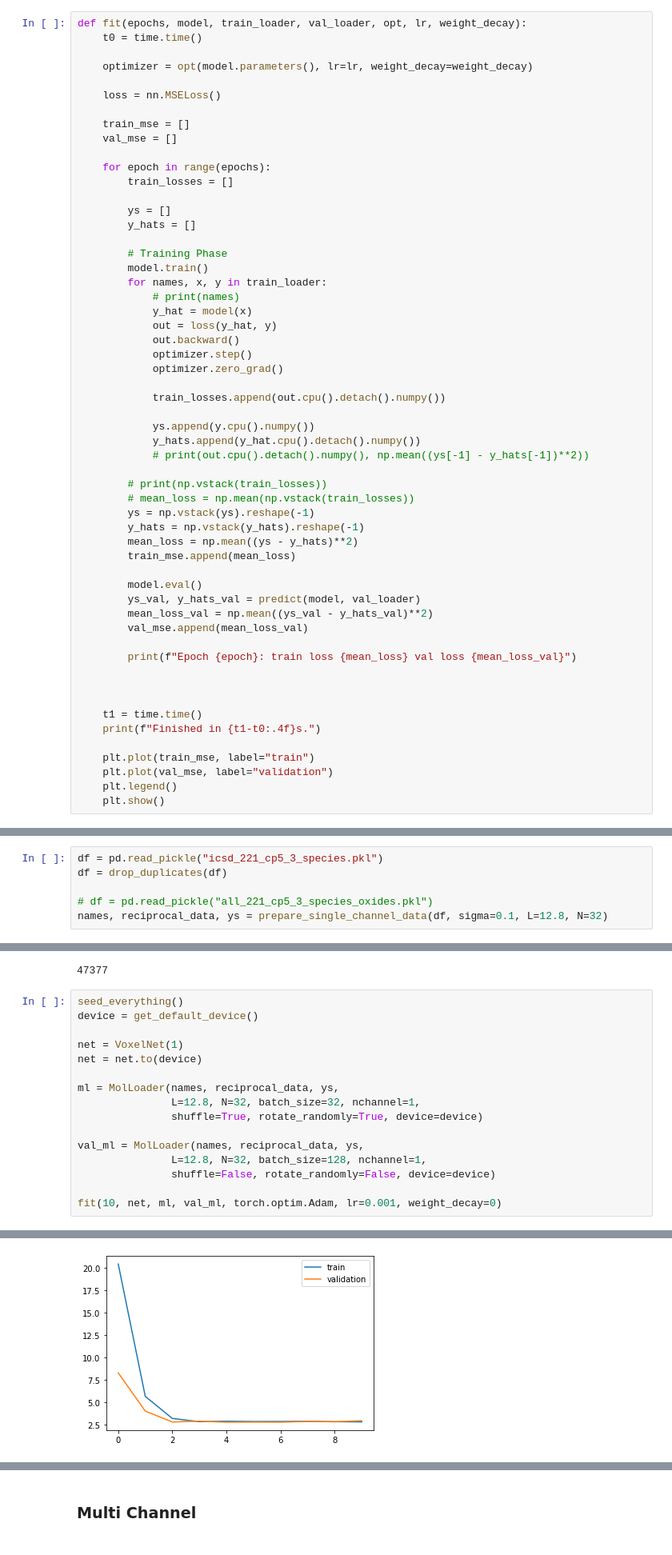
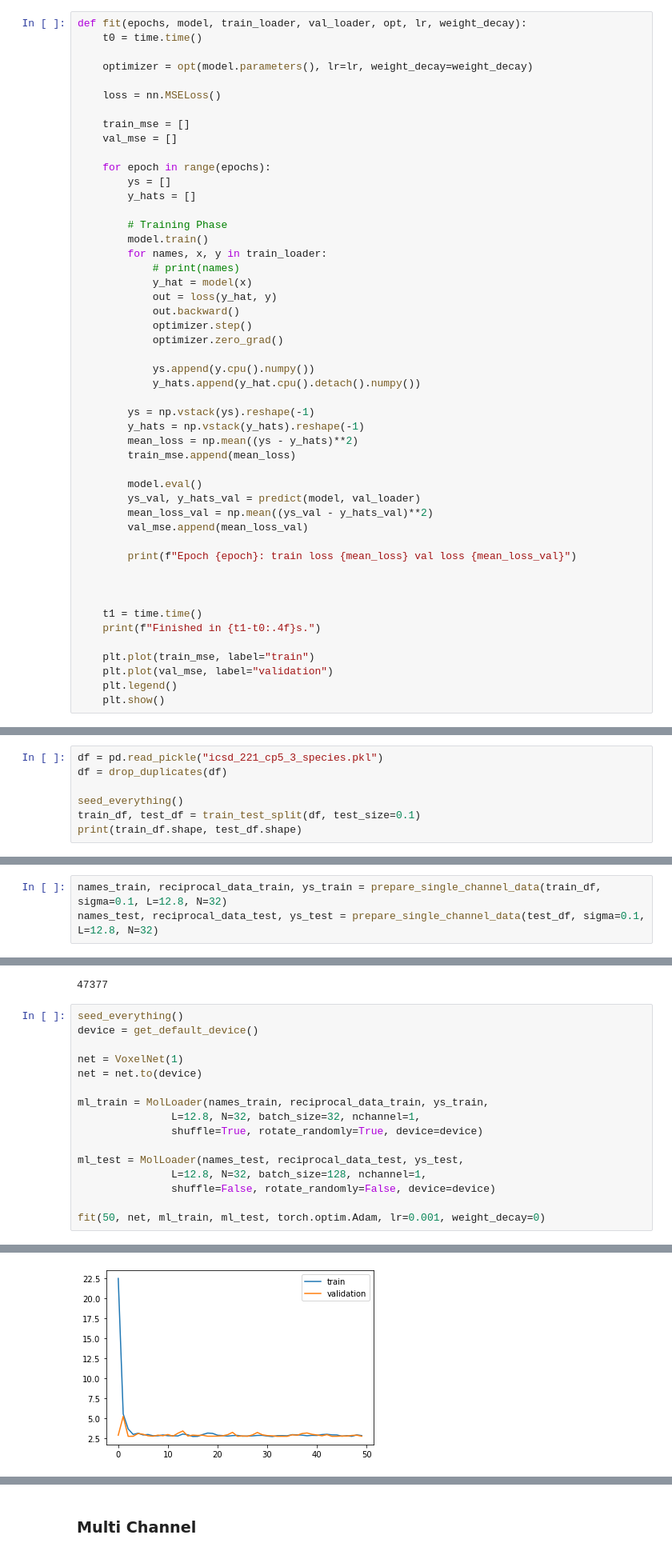
Before and after one commit to markus7800/VoxelNet, a Jupyter notebook: FirstCNN.ipynb, the cells around one changed output, grey strips where cells are left out. Shown at 80% size. Drawn from its saved outputs; the diff is of its cells as text.

Commit message:
single channel 50 epoch + just making sure

```diff
--- a/FirstCNN.ipynb
+++ b/FirstCNN.ipynb
@@ -327,8 +327,6 @@ def fit(epochs, model, train_loader, val_loader, opt, lr, weight_decay):
     val_mse = []
 
     for epoch in range(epochs):
-        train_losses = []
-
         ys = []
         y_hats = []
 
@@ -342,14 +340,9 @@ def fit(epochs, model, train_loader, val_loader, opt, lr, weight_decay):
             optimizer.step()
             optimizer.zero_grad()
 
-            train_losses.append(out.cpu().detach().numpy())
-
             ys.append(y.cpu().numpy())
             y_hats.append(y_hat.cpu().detach().numpy())
-            # print(out.cpu().detach().numpy(), np.mean((ys[-1] - y_hats[-1])**2))
 
-        # print(np.vstack(train_losses))
-        # mean_loss = np.mean(np.vstack(train_losses))
         ys = np.vstack(ys).reshape(-1)
         y_hats = np.vstack(y_hats).reshape(-1)
         mean_loss = np.mean((ys - y_hats)**2)
@@ -400,7 +393,8 @@ def predict_plot(ml, epochs=1):
 df = pd.read_pickle("icsd_221_cp5_3_species.pkl")
 df = drop_duplicates(df)
 
-# df = pd.read_pickle("all_221_cp5_3_species_oxides.pkl")
-names, reciprocal_data, ys = prepare_single_channel_data(df, sigma=0.1, L=12.8, N=32)
+seed_everything()
+train_df, test_df = train_test_split(df, test_size=0.1)
+print(train_df.shape, test_df.shape)
 # %% [output]
 Number of molecules 377
@@ -407,3 +402,6 @@ Number of molecules 377
+# %%
+names_train, reciprocal_data_train, ys_train = prepare_single_channel_data(train_df, sigma=0.1, L=12.8, N=32)
+names_test, reciprocal_data_test, ys_test = prepare_single_channel_data(test_df, sigma=0.1, L=12.8, N=32)
 # %%
 net = VoxelNet(1)
 count_parameters(net)
@@ -416,13 +414,13 @@ device = get_default_device()
 net = VoxelNet(1)
 net = net.to(device)
 
-ml = MolLoader(names, reciprocal_data, ys,
+ml_train = MolLoader(names_train, reciprocal_data_train, ys_train,
                L=12.8, N=32, batch_size=32, nchannel=1,
                shuffle=True, rotate_randomly=True, device=device)
 
-val_ml = MolLoader(names, reciprocal_data, ys,
+ml_test = MolLoader(names_test, reciprocal_data_test, ys_test,
                L=12.8, N=32, batch_size=128, nchannel=1,
                shuffle=False, rotate_randomly=False, device=device)
 
-fit(10, net, ml, val_ml, torch.optim.Adam, lr=0.001, weight_decay=0)
+fit(50, net, ml_train, ml_test, torch.optim.Adam, lr=0.001, weight_decay=0)
 # %% [output]
@@ -440,2 +444,2 @@ Finished in 23.1688s.
-[figure, old version]
+[figure, new version]
 # %%
```
Also changed, not shown: parts of 12 cells of this notebook, 1 other file.
